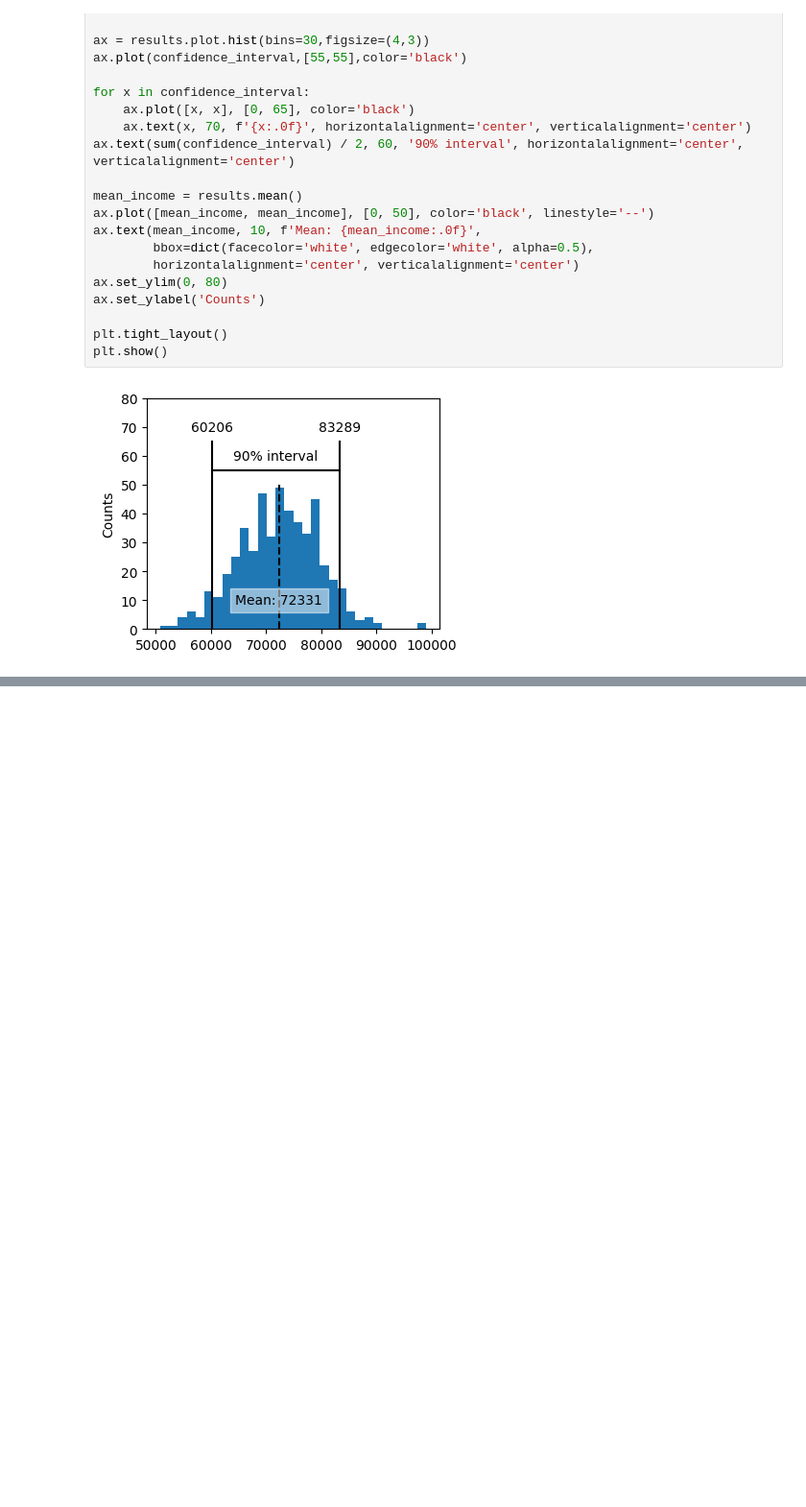
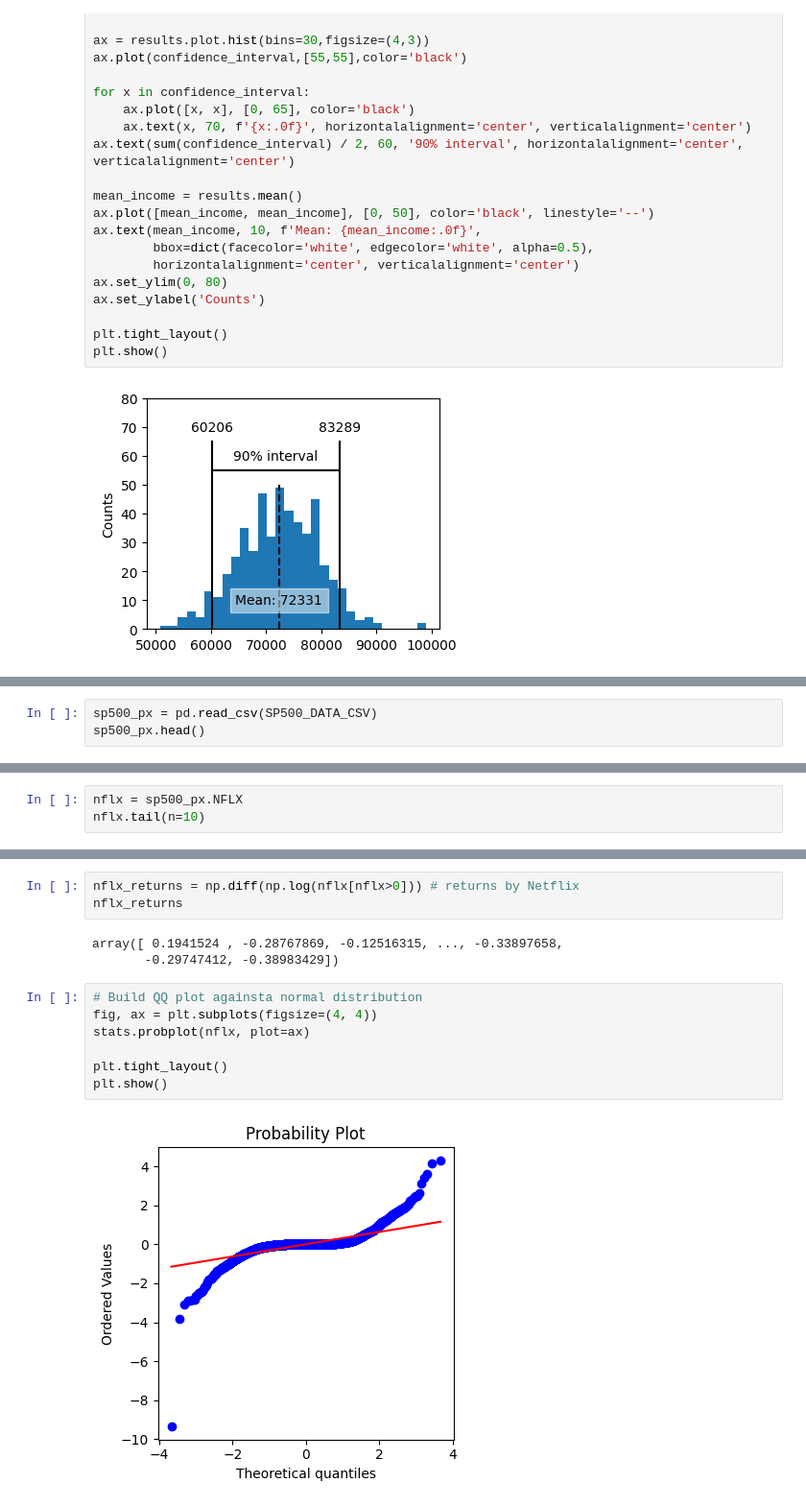
Before and after one commit to beercafeguy/stats-for-ml, a Jupyter notebook: notebooks/2_Data_And_Sampling_Distributions.ipynb, the cells around one changed output, grey strips where cells are left out. Shown: that part at 96% size. Drawn from its saved outputs; the diff is of its cells as text; blank space fills up the shorter version.

```diff
--- a/notebooks/2_Data_And_Sampling_Distributions.ipynb
+++ b/notebooks/2_Data_And_Sampling_Distributions.ipynb
@@ -222,0 +238,3 @@ plt.show()
+# %%
+sp500_px = pd.read_csv(SP500_DATA_CSV)
+sp500_px.head()
@@ -222,0 +249,3 @@ plt.show()
+# %%
+nflx = sp500_px.NFLX
+nflx.tail(n=10)
@@ -222,0 +264,15 @@ plt.show()
+# %%
+nflx_returns = np.diff(np.log(nflx[nflx>0])) # returns by Netflix
+nflx_returns
+# %% [output]
+array([ 0.1941524 , -0.28767869, -0.12516315, ..., -0.33897658,
+       -0.29747412, -0.38983429])
+# %%
+# Build QQ plot againsta normal distribution
+fig, ax = plt.subplots(figsize=(4, 4))
+stats.probplot(nflx, plot=ax)
+
+plt.tight_layout()
+plt.show()
+# %% [output]
+[figure, added]
```
Also changed, not shown: parts of 13 cells of this notebook.
